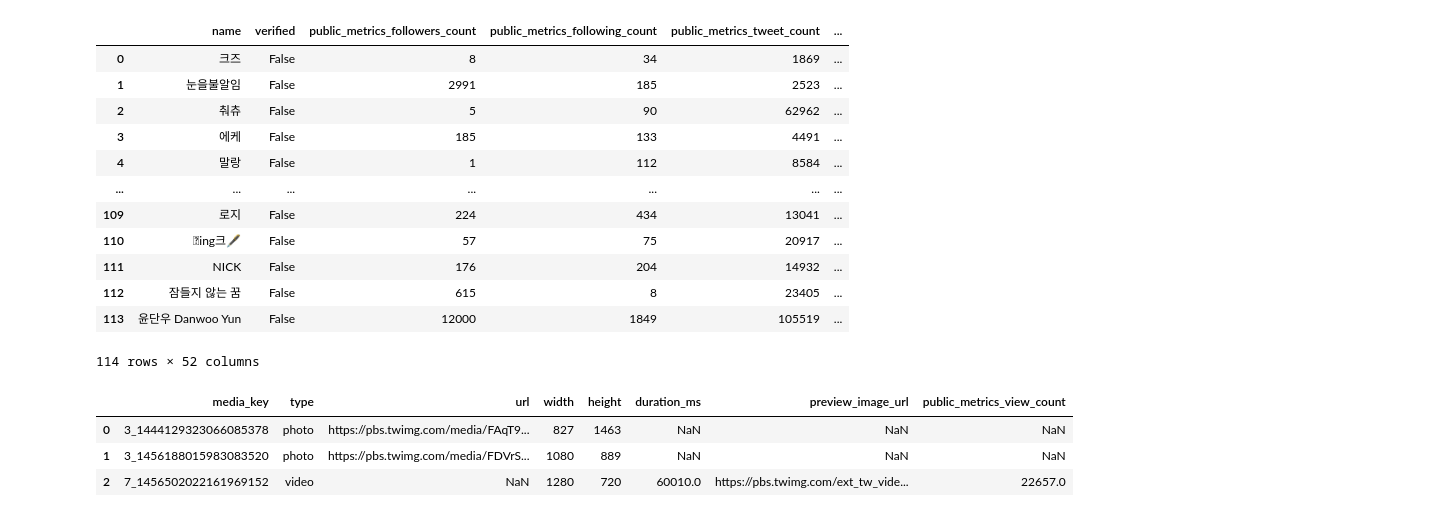
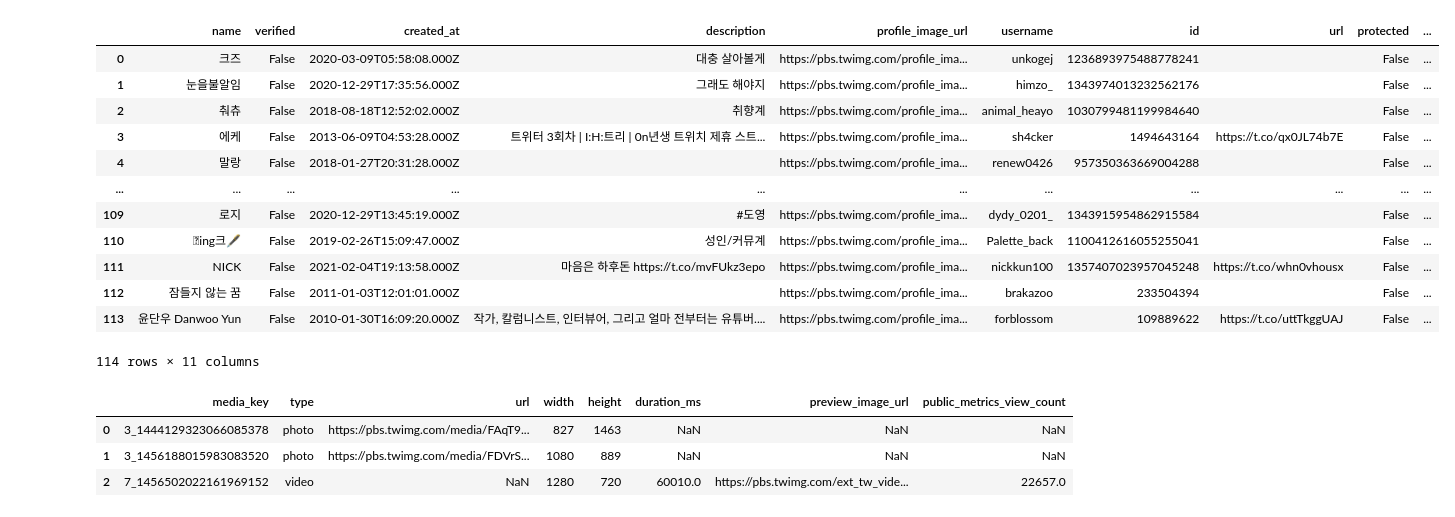
Before and after one commit to fromakim/2021Election_Analysis, a Jupyter notebook: data_prepreocess.ipynb, the cells around one changed output. Saved outputs shown, nothing was run; the diff lists cells and outputs as text; code cells hidden in the pictures.

```diff
--- a/data_prepreocess.ipynb
+++ b/data_prepreocess.ipynb
@@ -14,21 +14,21 @@ for i in range(5):
     f = open(f'./data{i:02}.json', encoding = 'utf-8')
     data.append(json.load(f))
 # %%
-pd.DataFrame([flatten(d) for d in data[0]['includes']['users']])
+pd.DataFrame([flatten(d, root_keys_to_ignore = {'public_metrics', 'entities'}) for d in data[0]['includes']['users']])
 # %% [output]
-|  | name | verified | public_metrics_followers_count | public_metrics_following_count | public_metrics_tweet_count | ... |
-| 0 | 크즈 | False | 8 | 34 | 1869 | ... |
-| 1 | 눈을불알임 | False | 2991 | 185 | 2523 | ... |
-| 2 | 춰츄 | False | 5 | 90 | 62962 | ... |
-| 3 | 에케 | False | 185 | 133 | 4491 | ... |
-| 4 | 말랑 | False | 1 | 112 | 8584 | ... |
-| ... | ... | ... | ... | ... | ... | ... |
-| 109 | 로지 | False | 224 | 434 | 13041 | ... |
-| 110 | ing크🖋 | False | 57 | 75 | 20917 | ... |
-| 111 | NICK | False | 176 | 204 | 14932 | ... |
-| 112 | 잠들지 않는 꿈 | False | 615 | 8 | 23405 | ... |
-| 113 | 윤단우 Danwoo Yun | False | 12000 | 1849 | 105519 | ... |
+|  | name | verified | created_at | description | profile_image_url | username | id | url | protected | ... |
+| 0 | 크즈 | False | 2020-03-09T05:58:08.000Z | 대충 살아볼게 | https://pbs.twimg.com/profile_ima... | unkogej | 1236893975488778241 |  | False | ... |
+| 1 | 눈을불알임 | False | 2020-12-29T17:35:56.000Z | 그래도 해야지 | https://pbs.twimg.com/profile_ima... | himzo_ | 1343974013232562176 |  | False | ... |
+| 2 | 춰츄 | False | 2018-08-18T12:52:02.000Z | 취향계 | https://pbs.twimg.com/profile_ima... | animal_heayo | 1030799481199984640 |  | False | ... |
+| 3 | 에케 | False | 2013-06-09T04:53:28.000Z | 트위터 3회차 | I:H:트리 | 0n년생 트위치 제휴 스트... | https://pbs.twimg.com/profile_ima... | sh4cker | 1494643164 | https://t.co/qx0JL74b7E | False | ... |
+| 4 | 말랑 | False | 2018-01-27T20:31:28.000Z |  | https://pbs.twimg.com/profile_ima... | renew0426 | 957350363669004288 |  | False | ... |
+| ... | ... | ... | ... | ... | ... | ... | ... | ... | ... | ... |
+| 109 | 로지 | False | 2020-12-29T13:45:19.000Z | #도영 | https://pbs.twimg.com/profile_ima... | dydy_0201_ | 1343915954862915584 |  | False | ... |
+| 110 | ing크🖋 | False | 2019-02-26T15:09:47.000Z | 성인/커뮤계 | https://pbs.twimg.com/profile_ima... | Palette_back | 1100412616055255041 |  | False | ... |
+| 111 | NICK | False | 2021-02-04T19:13:58.000Z | 마음은 하후돈 https://t.co/mvFUkz3epo | https://pbs.twimg.com/profile_ima... | nickkun100 | 1357407023957045248 | https://t.co/whn0vhousx | False | ... |
+| 112 | 잠들지 않는 꿈 | False | 2011-01-03T12:01:01.000Z |  | https://pbs.twimg.com/profile_ima... | brakazoo | 233504394 |  | False | ... |
+| 113 | 윤단우 Danwoo Yun | False | 2010-01-30T16:09:20.000Z | 작가, 칼럼니스트, 인터뷰어, 그리고 얼마 전부터는 유튜버.... | https://pbs.twimg.com/profile_ima... | forblossom | 109889622 | https://t.co/uttTkggUAJ | False | ... |
-114 rows × 52 columns
+114 rows × 11 columns
 # %%
 pd.DataFrame([flatten(d) for d in data[0]['includes']['media']])
 # %% [output]
```
